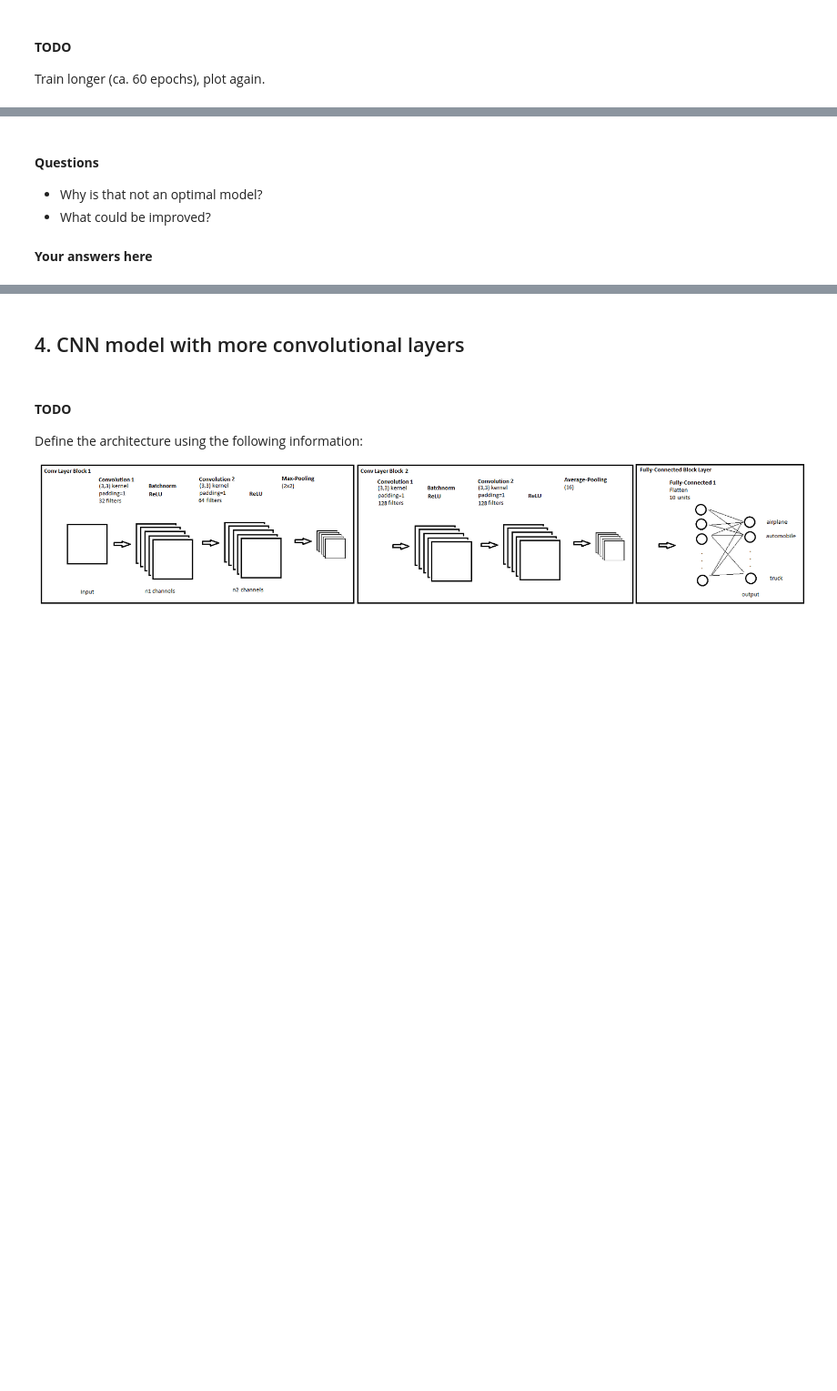
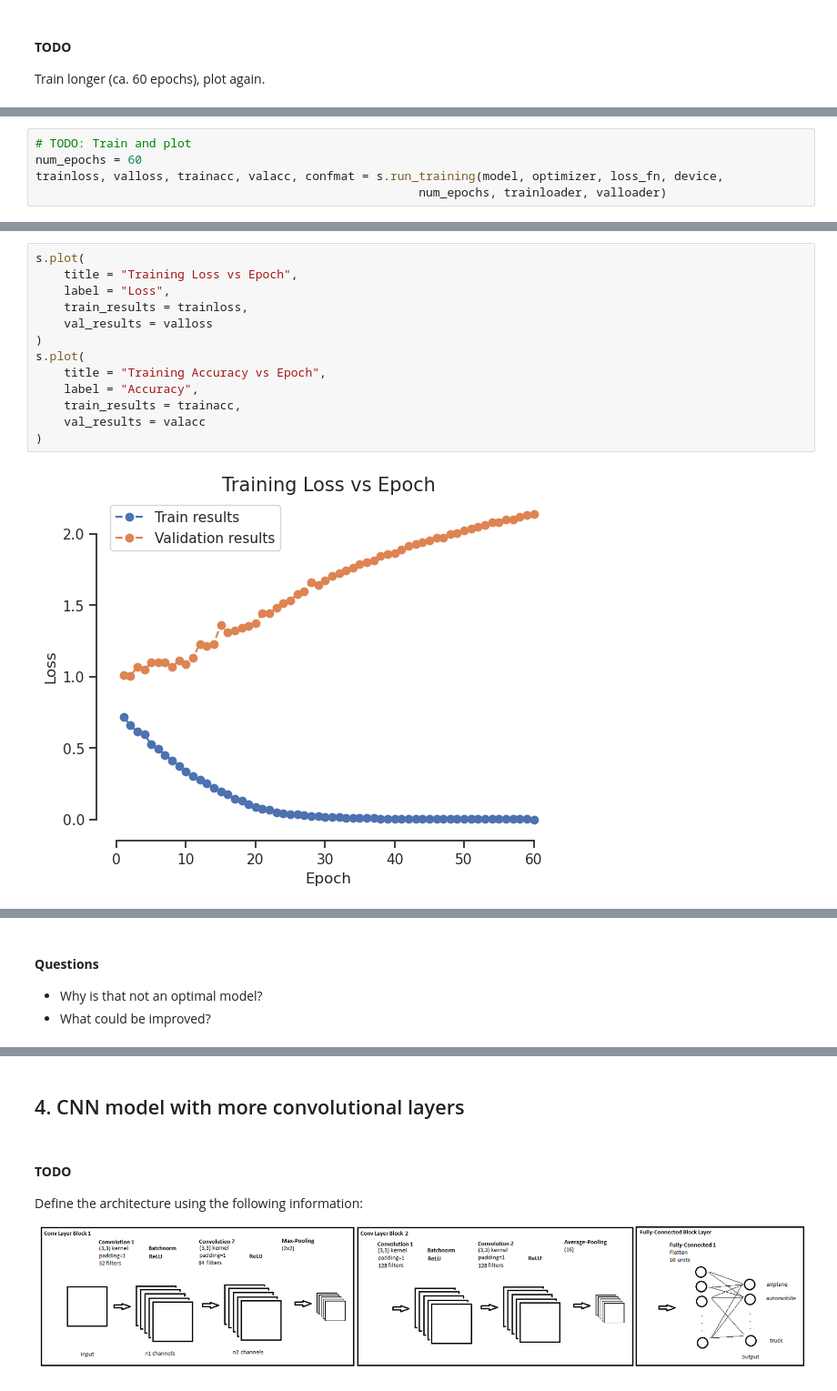
Before and after one commit to lhahner/deep-learning-computer-vision-exercises-wise-25, a Jupyter notebook: Ex2_2025.ipynb, the cells around one changed output, grey strips where cells are left out. Shown: that part at 91% size. Drawn from its saved outputs; the diff is of its cells as text; blank space fills up the shorter version.

```diff
--- a/Ex2_2025.ipynb
+++ b/Ex2_2025.ipynb
@@ -172,0 +250,5 @@ Train longer (ca. 60 epochs), plot again.
+# %%
+# TODO: Train and plot
+num_epochs = 60
+trainloss, valloss, trainacc, valacc, confmat = s.run_training(model, optimizer, loss_fn, device,
+                                                      num_epochs, trainloader, valloader)
@@ -172,0 +258,15 @@ Train longer (ca. 60 epochs), plot again.
+# %%
+s.plot(
+    title = "Training Loss vs Epoch",
+    label = "Loss",
+    train_results = trainloss,
+    val_results = valloss
+)
+s.plot(
+    title = "Training Accuracy vs Epoch",
+    label = "Accuracy",
+    train_results = trainacc,
+    val_results = valacc
+)
+# %% [output]
+[figure, added]
@@ -174,5 +275,3 @@ Train longer (ca. 60 epochs), plot again.
 #### **Questions**
 - Why is that not an optimal model?
 - What could be improved?
-# %% [markdown]
-**Your answers here**
```
Also changed, not shown: parts of 16 cells of this notebook.
